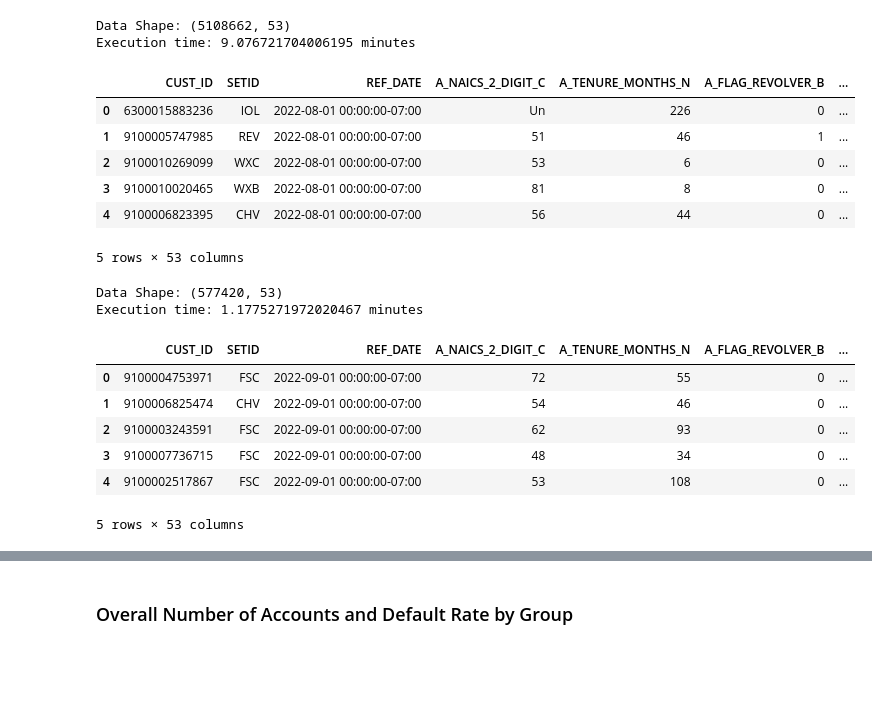
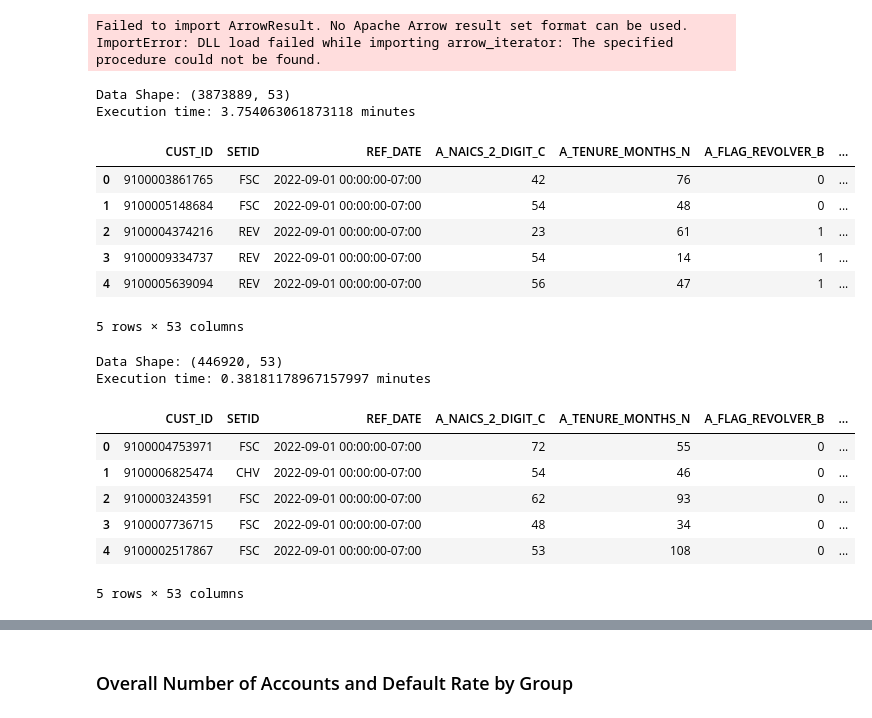
Before and after one commit to Prudick/risk-data-science-pm-model-exclusion-accounts-analysis, a Jupyter notebook: NAF PM/naf-pm-exclusion-accounts_bcg-model.ipynb, the cells around one changed output, grey strips where cells are left out. Drawn from its saved outputs; the diff is of its cells as text; code cells hidden in the pictures; blank space fills up the shorter version.

```diff
--- a/NAF PM/naf-pm-exclusion-accounts_bcg-model.ipynb
+++ b/NAF PM/naf-pm-exclusion-accounts_bcg-model.ipynb
@@ -11,38 +11,39 @@ warnings.filterwarnings('ignore')
 # %%
 import sys
 sys.path.append("C:/Users/w510663/Desktop/Pyri/connections/")
 from conn import snowflake_conn
 
 # Get execution time
 st = time.time()
 
 conn = snowflake_conn()
 cur = conn.cursor()
 
 cur.execute('''
     SELECT *
     FROM "DATAIKU_ANALYTICS_SUB"."RISK_FRAUD"."RDS_NAF_PM_INCLUSION_ACCT_SCORING"
-    WHERE YEAR(REF_DATE) IN (2021,2022)
+    WHERE YEAR(REF_DATE) IN (2022)
 ;
 ''')
 inclusion = pd.DataFrame.from_records(iter(cur), columns=[x[0] for x in cur.description])
 
 et = time.time()
 elapsed_time = et - st
 print('Data Shape:', inclusion.shape,
       '\nExecution time:', elapsed_time / 60, 'minutes')
 
 inclusion.head()
 # %% [output]
-Data Shape: (5108662, 53)
-Execution time: 9.076721704006195 minutes
+Failed to import ArrowResult. No Apache Arrow result set format can be used. ImportError: DLL load failed while importing arrow_iterator: The specified procedure could not be found.
+Data Shape: (3873889, 53)
+Execution time: 3.754063061873118 minutes
 |  | CUST_ID | SETID | REF_DATE | A_NAICS_2_DIGIT_C | A_TENURE_MONTHS_N | A_FLAG_REVOLVER_B | ... |
-| 0 | 6300015883236 | IOL | 2022-08-01 00:00:00-07:00 | Un | 226 | 0 | ... |
-| 1 | 9100005747985 | REV | 2022-08-01 00:00:00-07:00 | 51 | 46 | 1 | ... |
-| 2 | 9100010269099 | WXC | 2022-08-01 00:00:00-07:00 | 53 | 6 | 0 | ... |
-| 3 | 9100010020465 | WXB | 2022-08-01 00:00:00-07:00 | 81 | 8 | 0 | ... |
-| 4 | 9100006823395 | CHV | 2022-08-01 00:00:00-07:00 | 56 | 44 | 0 | ... |
+| 0 | 9100003861765 | FSC | 2022-09-01 00:00:00-07:00 | 42 | 76 | 0 | ... |
+| 1 | 9100005148684 | FSC | 2022-09-01 00:00:00-07:00 | 54 | 48 | 0 | ... |
+| 2 | 9100004374216 | REV | 2022-09-01 00:00:00-07:00 | 23 | 61 | 1 | ... |
+| 3 | 9100009334737 | REV | 2022-09-01 00:00:00-07:00 | 54 | 14 | 1 | ... |
+| 4 | 9100005639094 | REV | 2022-09-01 00:00:00-07:00 | 56 | 47 | 1 | ... |
-5 rows × 53 columns
+5 rows × 53 columns
 # %%
 # Get execution time
 st = time.time()
@@ -50,7 +51,7 @@ st = time.time()
 cur.execute('''
     SELECT *
     FROM "DATAIKU_ANALYTICS_SUB"."RISK_FRAUD"."RDS_NAF_PM_SCOPE_EXCLUSION_ACCT_SCORING"
-    WHERE YEAR(REF_DATE) IN (2021,2022)
+    WHERE YEAR(REF_DATE) IN (2022)
 ;
 ''')
 exclusion = pd.DataFrame.from_records(iter(cur), columns=[x[0] for x in cur.description])
@@ -62,8 +63,8 @@ print('Data Shape:', exclusion.shape,
 
 exclusion.head()
 # %% [output]
-Data Shape: (577420, 53)
-Execution time: 1.1775271972020467 minutes
+Data Shape: (446920, 53)
+Execution time: 0.38181178967157997 minutes
 |  | CUST_ID | SETID | REF_DATE | A_NAICS_2_DIGIT_C | A_TENURE_MONTHS_N | A_FLAG_REVOLVER_B | ... |
 | 0 | 9100004753971 | FSC | 2022-09-01 00:00:00-07:00 | 72 | 55 | 0 | ... |
 | 1 | 9100006825474 | CHV | 2022-09-01 00:00:00-07:00 | 54 | 46 | 0 | ... |
```
Also changed, not shown: parts of 29 cells of this notebook.
